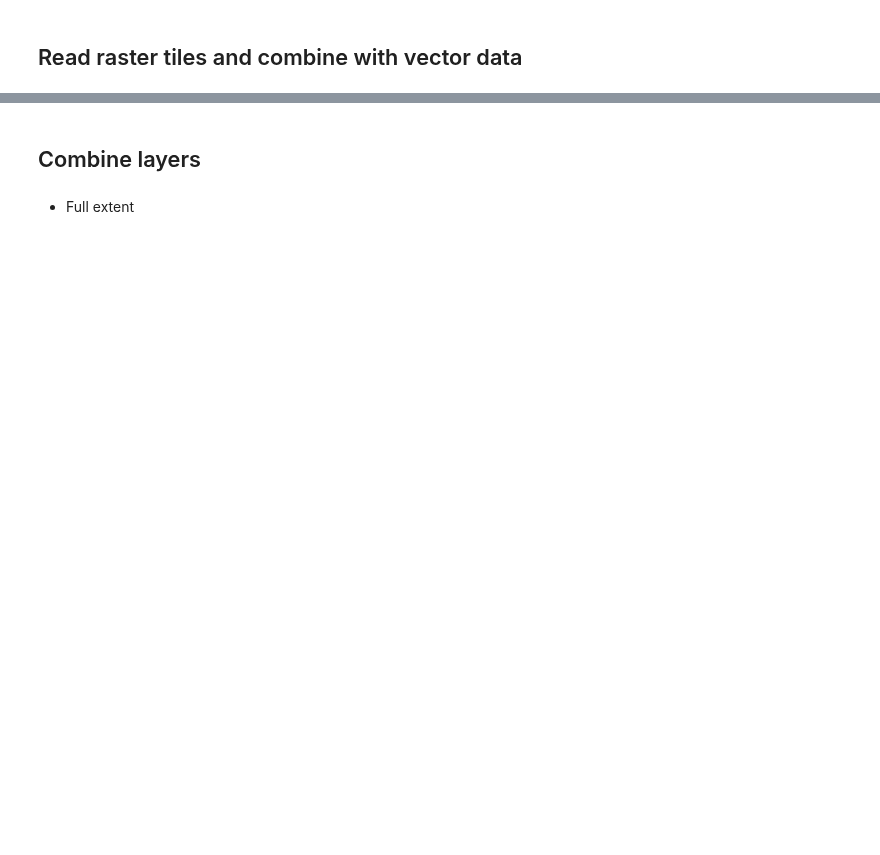
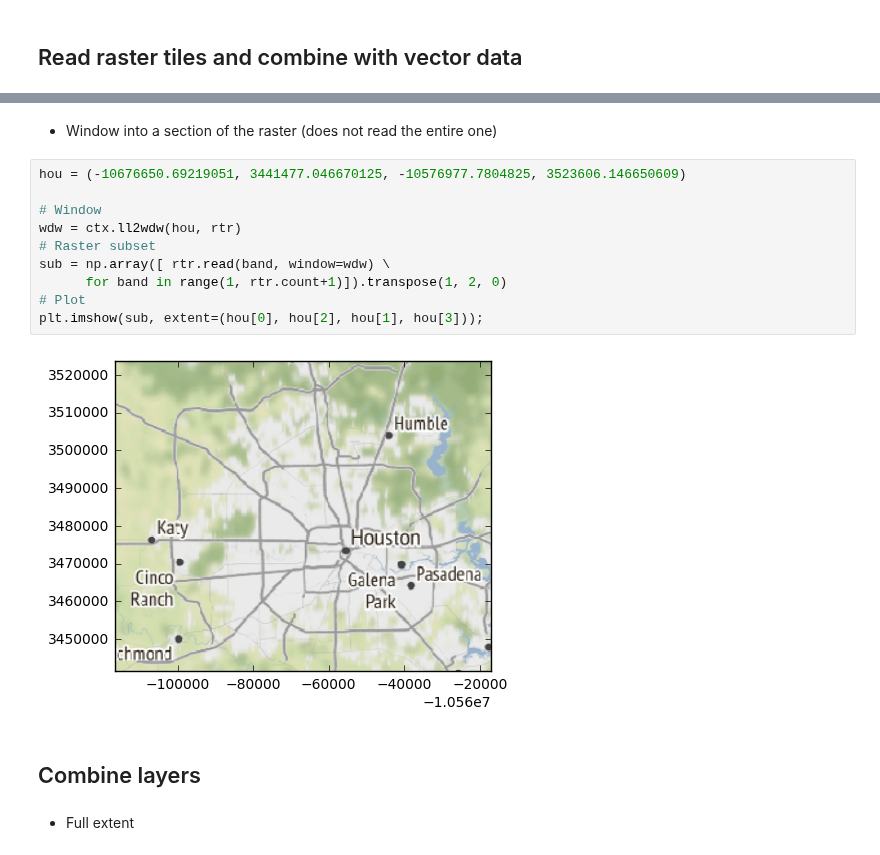
Before and after one commit to geopandas/contextily, a Jupyter notebook: contextily_guide.ipynb, the cells around one changed output, grey strips where cells are left out. Cells and saved outputs as stored; diff of their text form; blank space fills up the shorter version.

```diff
--- a/contextily_guide.ipynb
+++ b/contextily_guide.ipynb
@@ -34,3 +71,17 @@ img = np.array([ band for band in rtr.read() ]).transpose(1, 2, 0)
+# %% [markdown]
+* Window into a section of the raster (does not read the entire one)
+# %%
+hou = (-10676650.69219051, 3441477.046670125, -10576977.7804825, 3523606.146650609)
+
+# Window
+wdw = ctx.ll2wdw(hou, rtr)
+# Raster subset
+sub = np.array([ rtr.read(band, window=wdw) \
+      for band in range(1, rtr.count+1)]).transpose(1, 2, 0)
+# Plot
+plt.imshow(sub, extent=(hou[0], hou[2], hou[1], hou[3]));
+# %% [output]
+[figure, added]
 # %% [markdown]
 ## Combine layers
 # %% [markdown]
```
Also changed, not shown: parts of 24 cells of this notebook, 1 other file.
